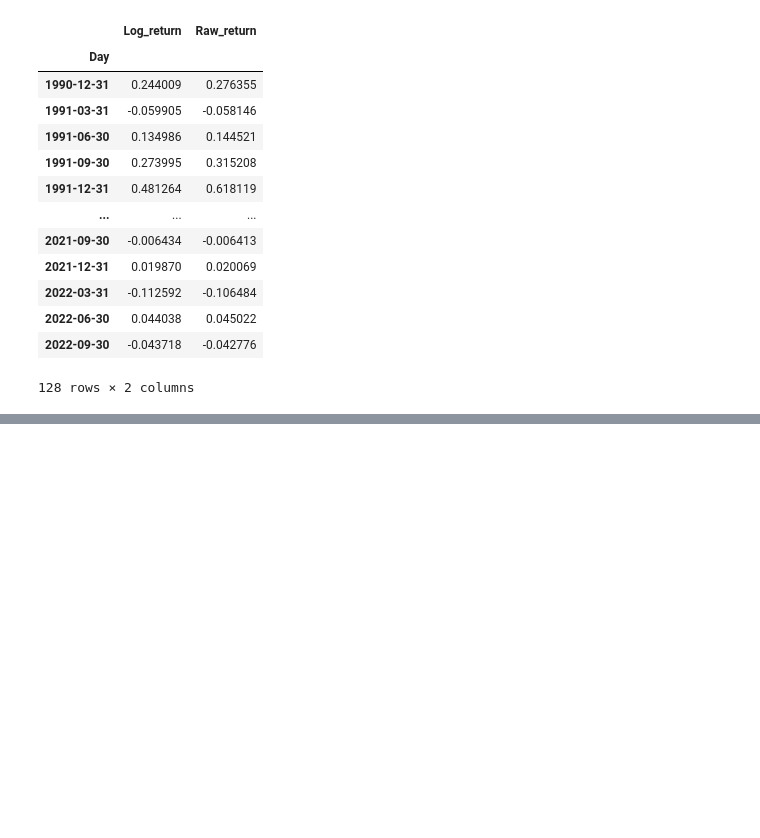
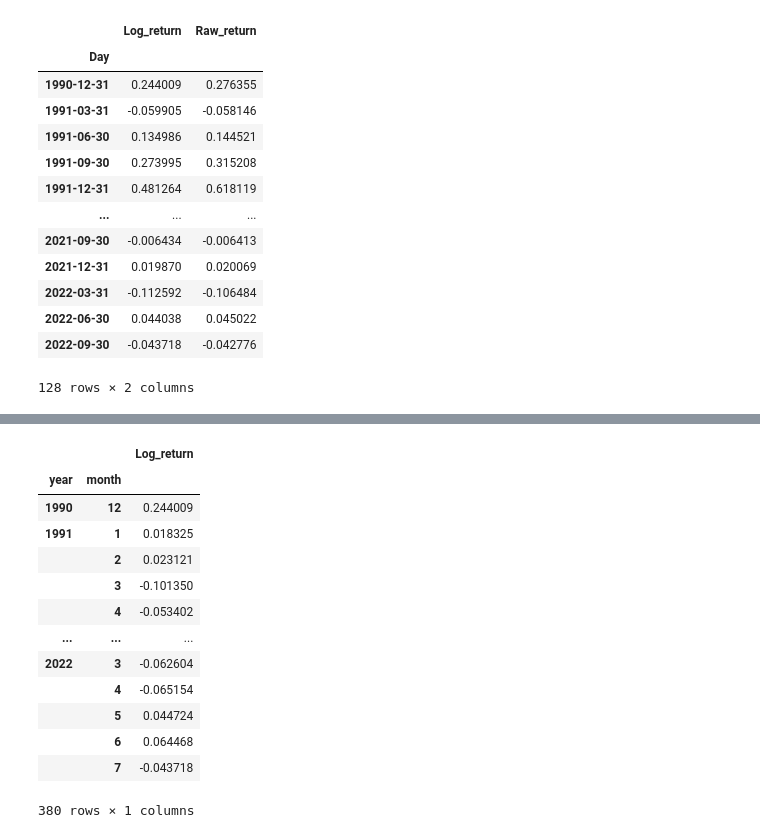
Before and after one commit to chenjialu1230/chen, a Jupyter notebook: Untitled-1.ipynb, the cells around one changed output, grey strips where cells are left out. Drawn from its saved outputs; the diff is of its cells as text; code cells hidden in the pictures; blank space fills up the shorter version.

```diff
--- a/Untitled-1.ipynb
+++ b/Untitled-1.ipynb
@@ -453,0 +476,18 @@ Quarter_data
+# %%
+Month_data2 = pd.DataFrame(index.groupby(['year','month'])['Log_return'].sum())
+Month_data2
+# %% [output]
+|  |  | Log_return |
+| year | month |  |
+| 1990 | 12 | 0.244009 |
+| 1991 | 1 | 0.018325 |
+|  | 2 | 0.023121 |
+|  | 3 | -0.101350 |
+|  | 4 | -0.053402 |
+| ... | ... | ... |
+| 2022 | 3 | -0.062604 |
+|  | 4 | -0.065154 |
+|  | 5 | 0.044724 |
+|  | 6 | 0.064468 |
+|  | 7 | -0.043718 |
+380 rows × 1 columns
```
Also changed, not shown: parts of 1 cell of this notebook.
